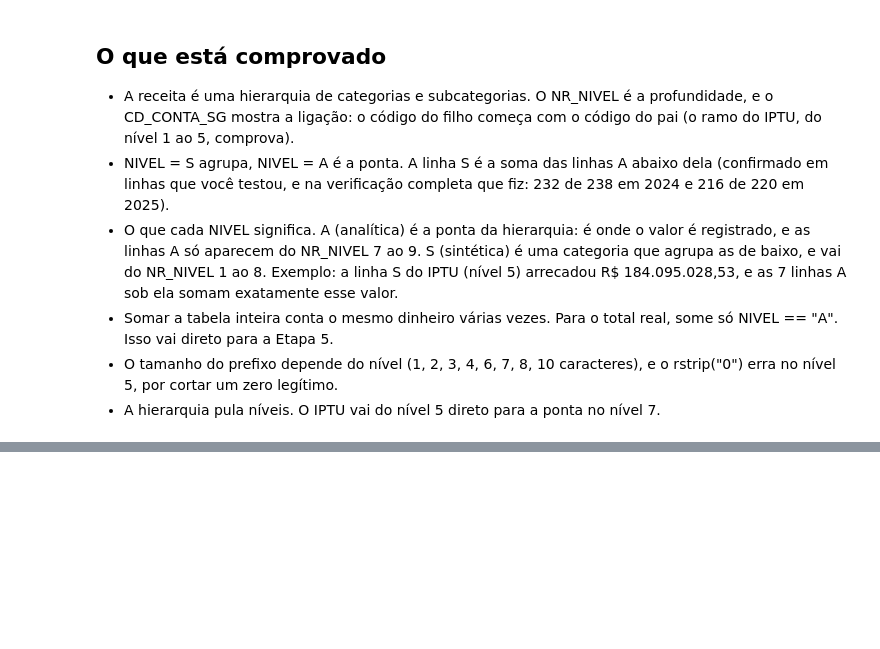
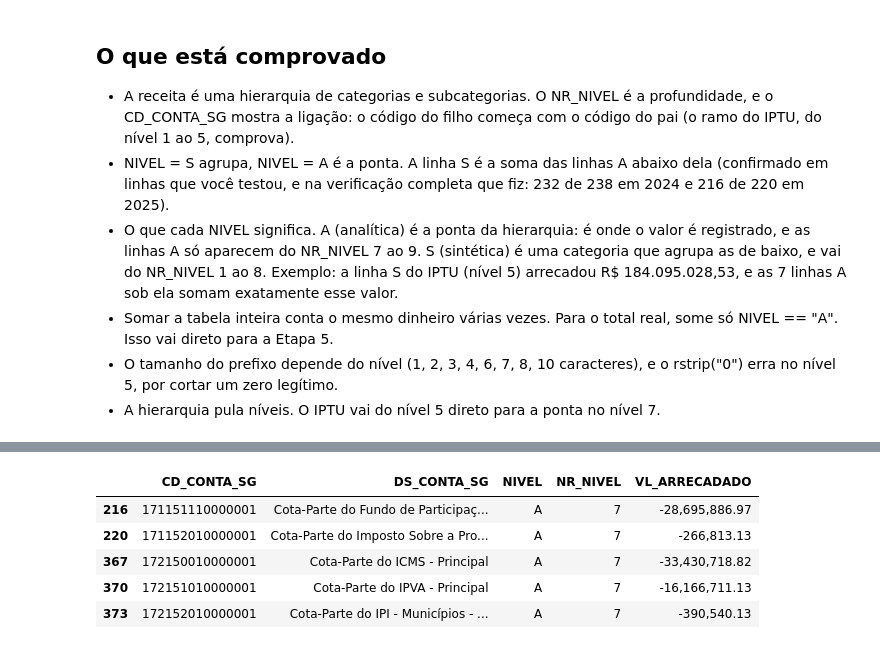
Before and after one commit to RafaelsBahr/Pelotas-Budget-Pipeline, a Jupyter notebook: notebooks/01_exploracao.ipynb, the cells around one changed output, grey strips where cells are left out. Saved outputs shown, nothing was run; the diff lists cells and outputs as text; code cells hidden in the pictures; blank space fills up the shorter version.

```diff
--- a/notebooks/01_exploracao.ipynb
+++ b/notebooks/01_exploracao.ipynb
@@ -428,0 +599,10 @@ print(df[(filtro_nivel_a) & (filtro_codigo)]["VL_ARRECADADO"].sum().round(2))
+# %%
+filtro_negativo = receita_2025["VL_ARRECADADO"] < 0
+receita_2025[filtro_negativo][["CD_CONTA_SG", "DS_CONTA_SG", "NIVEL", "NR_NIVEL", "VL_ARRECADADO"]]
+# %% [output]
+|  | CD_CONTA_SG | DS_CONTA_SG | NIVEL | NR_NIVEL | VL_ARRECADADO |
+| 216 | 171151110000001 | Cota-Parte do Fundo de Participaç... | A | 7 | -28,695,886.97 |
+| 220 | 171152010000001 | Cota-Parte do Imposto Sobre a Pro... | A | 7 | -266,813.13 |
+| 367 | 172150010000001 | Cota-Parte do ICMS - Principal | A | 7 | -33,430,718.82 |
+| 370 | 172151010000001 | Cota-Parte do IPVA - Principal | A | 7 | -16,166,711.13 |
+| 373 | 172152010000001 | Cota-Parte do IPI - Municípios - ... | A | 7 | -390,540.13 |
```
Also changed, not shown: parts of 19 cells of this notebook.
